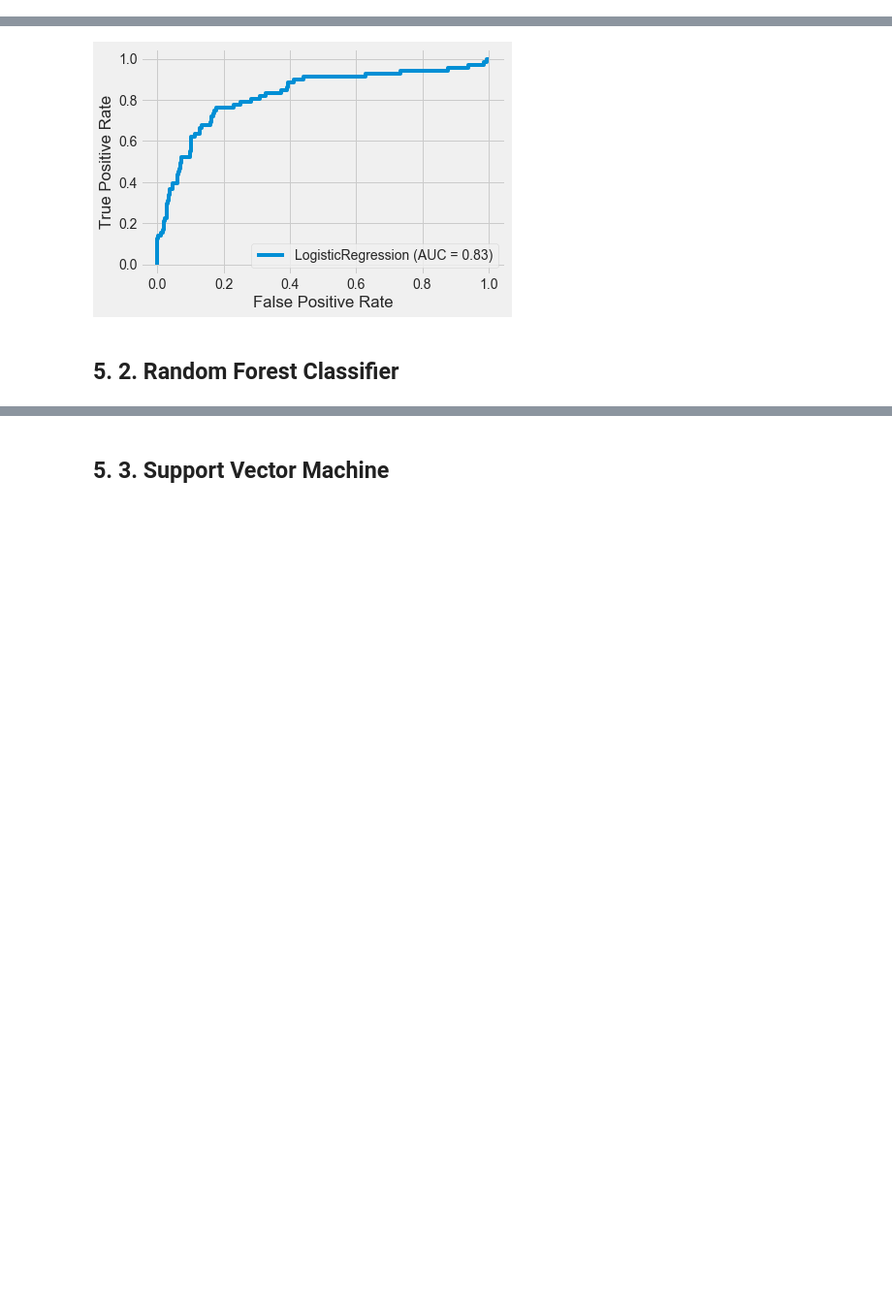
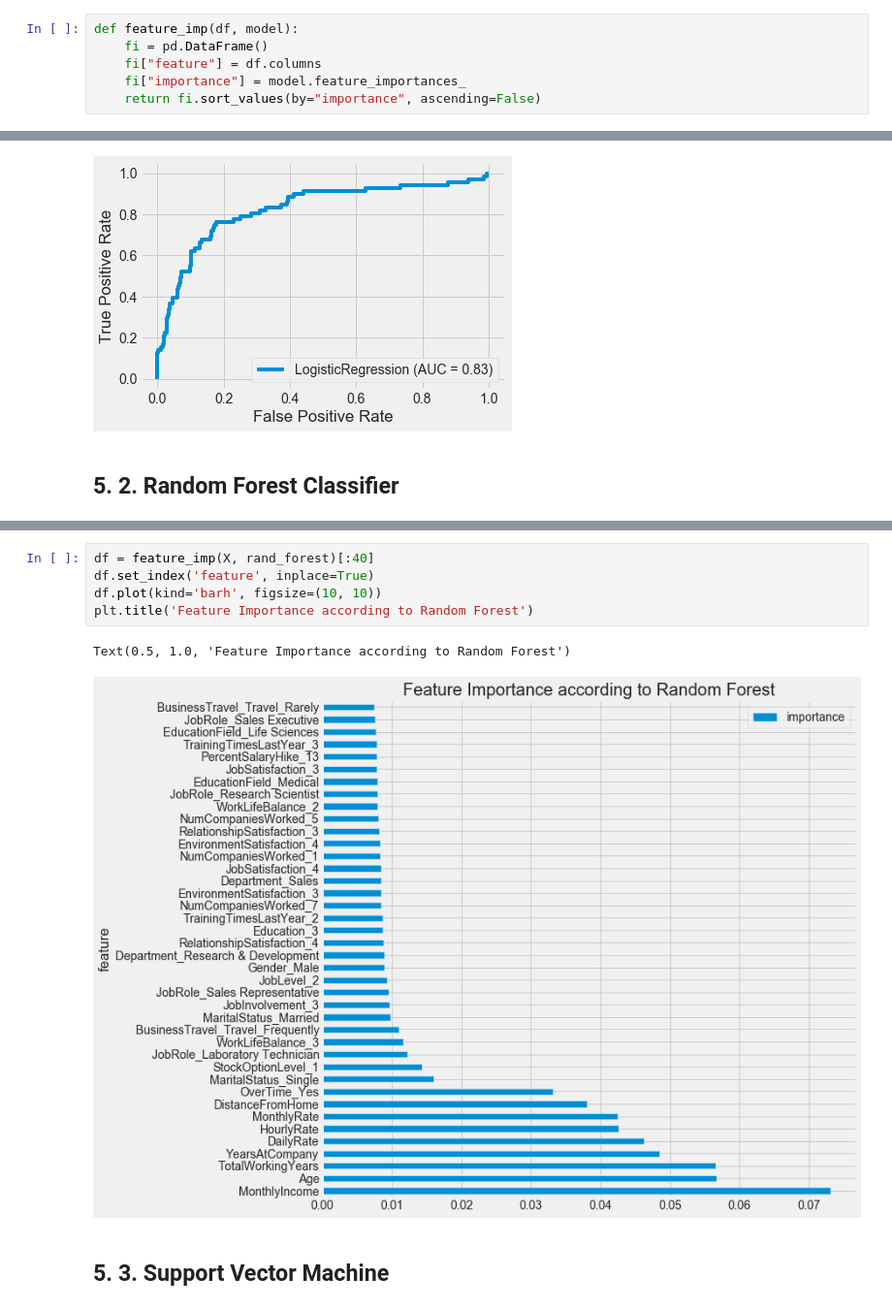
Before and after one commit to fares-ds/IBM_HR_Analytics_Employee_And_Performance, a Jupyter notebook: Employee_retention.ipynb, the cells around one changed output, grey strips where cells are left out. Shown at 97% size. Drawn from its saved outputs; the diff is of its cells as text; blank space fills up the shorter version.

```diff
--- a/Employee_retention.ipynb
+++ b/Employee_retention.ipynb
@@ -337,6 +343,12 @@ scaler = StandardScaler()
 X_train_std = scaler.fit_transform(X_train)
 X_test_std = scaler.transform(X_test)
 X_std = scaler.transform(X)
+# %%
+def feature_imp(df, model):
+    fi = pd.DataFrame()
+    fi["feature"] = df.columns
+    fi["importance"] = model.feature_importances_
+    return fi.sort_values(by="importance", ascending=False)
 # %% [markdown]
 ## What defines success?
 We have an imbalanced data, so if we predict that all our employees will stay we'll have an accuracy of `83.90%`.
@@ -472,3 +484,11 @@ plot_roc_curve(rand_forest, X_test, y_test, ax=disp.ax_)
+# %%
+df = feature_imp(X, rand_forest)[:40]
+df.set_index('feature', inplace=True)
+df.plot(kind='barh', figsize=(10, 10))
+plt.title('Feature Importance according to Random Forest')
+# %% [output]
+Text(0.5, 1.0, 'Feature Importance according to Random Forest')
+[figure, added]
 # %% [markdown]
 ## 5. 3. Support Vector Machine
 # %%
```
Also changed, not shown: parts of 18 cells of this notebook.
